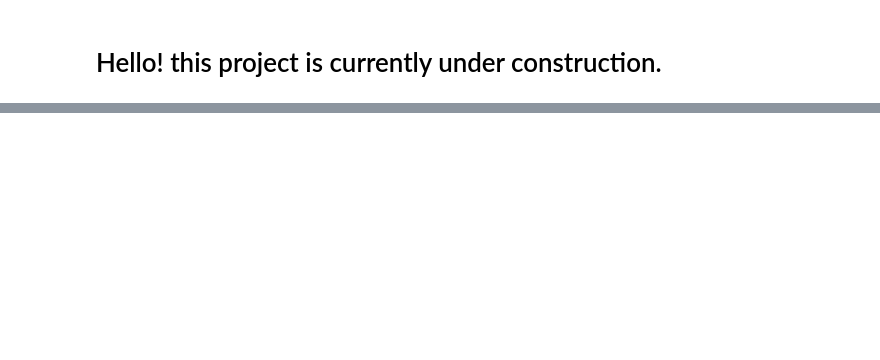
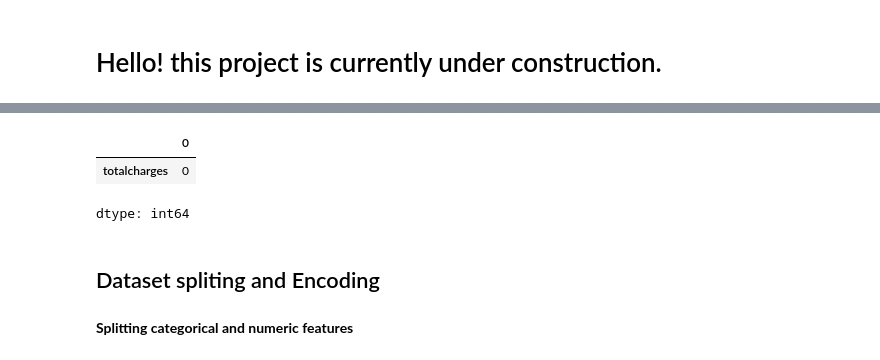
Before and after one commit to G-forcemole/customer-churn-prediction, a Jupyter notebook: 02_modeling_ipynb.ipynb, the cells around one changed output, grey strips where cells are left out. Drawn from its saved outputs; the diff is of its cells as text; code cells hidden in the pictures; blank space fills up the shorter version.

```diff
--- a/02_modeling_ipynb.ipynb
+++ b/02_modeling_ipynb.ipynb
@@ -6,0 +46,3 @@
+# %%
+# Loading the CSV into a data frame
+df = pd.read_csv("telco_customer_churn_clean.csv")
@@ -6,0 +96,12 @@
+# %%
+# Dropped customers who have not yet been charged
+df = df.dropna(subset=["totalcharges"])
+# %%
+# No more customers with Null charges
+df.isna().sum().loc[["totalcharges"]]
+# %% [output]
+|  | 0 |
+| totalcharges | 0 |
+dtype: int64
+# %% [markdown]
+## Dataset spliting and Encoding
@@ -6,0 +114,2 @@
+# %% [markdown]
+**Splitting categorical and numeric features**
```
Also changed, not shown: parts of 22 cells of this notebook.
